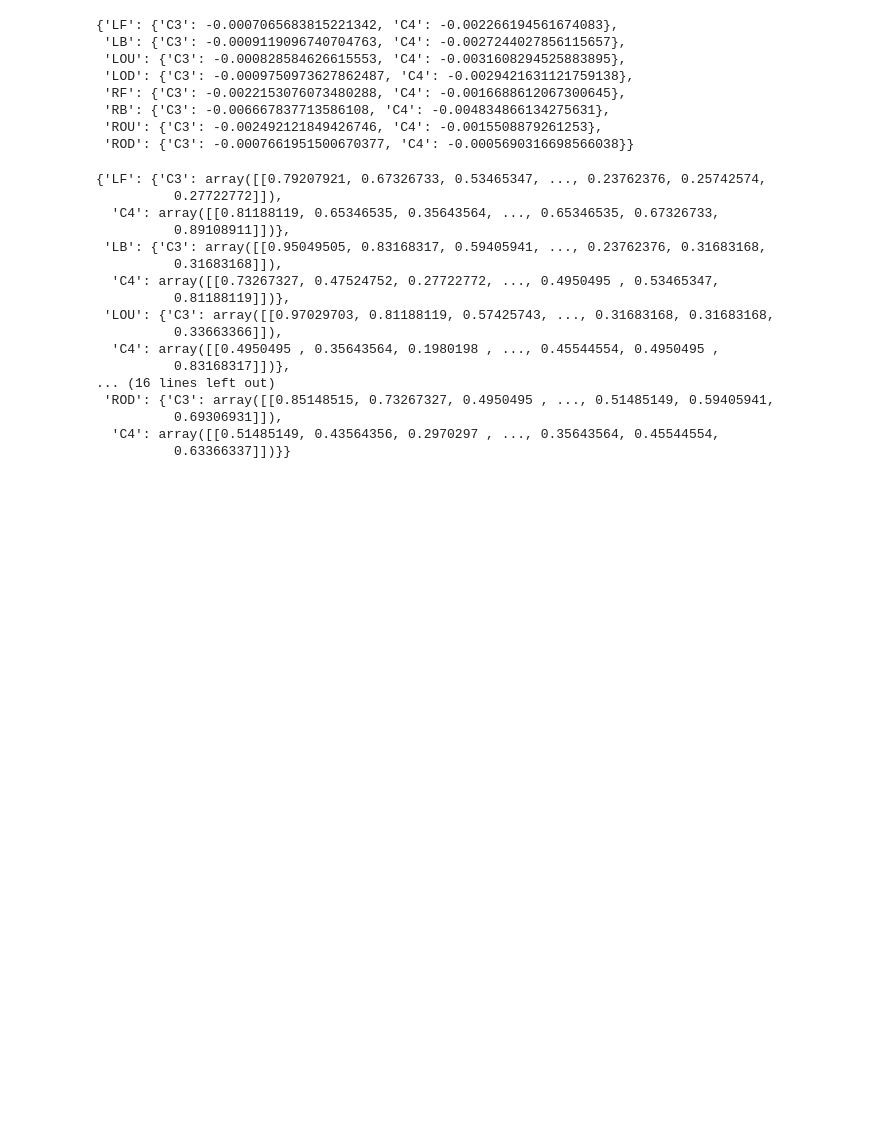
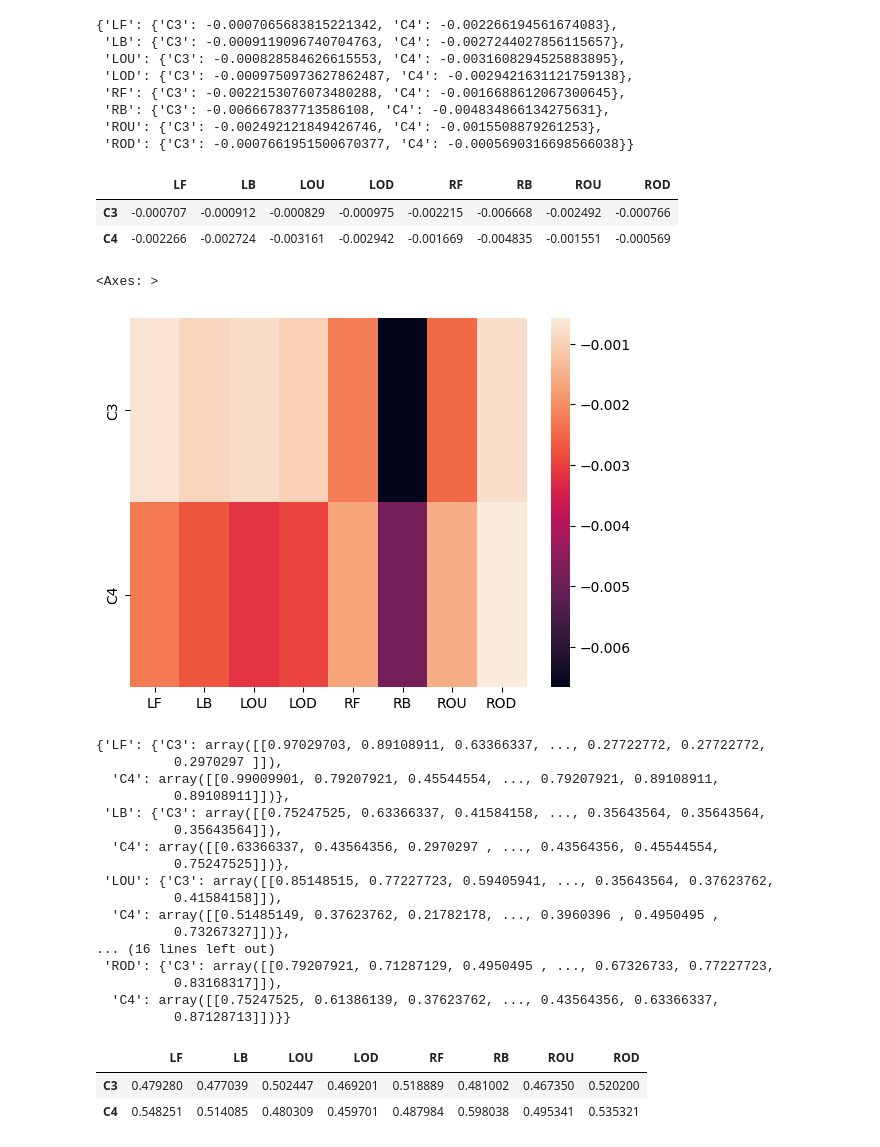
Before and after one commit to aliyazdanifar81/In-ear-EEG, a Jupyter notebook: evaluation.ipynb, the cells around one changed output. Cells and saved outputs as stored; diff of their text form; code cells hidden in the pictures; blank space fills up the shorter version.

```diff
--- a/evaluation.ipynb
+++ b/evaluation.ipynb
@@ -190,6 +148,6 @@ for data in sbj_records:
 **filter with a 4-38 Hz FIR filter**
 # %%
 for data in sbj_records:
-    data.filter(l_freq=4, h_freq=38, method='fir')
+    data.filter(l_freq=3, h_freq=38, method='fir')
 # %% [output]
 Filtering raw data in 3 contiguous segments
@@ -340,8 +298,8 @@ Average reference projection was added, but has not been applied yet. Use the ap
 # %%
 epochs = []
 for sbj in sbj_records:
-    # events = mne.make_fixed_length_events(sbj, duration=8.0)
-    epochs.append(mne.Epochs(sbj, tmin=-2, tmax=6, baseline=None, detrend=1, event_repeated='merge'))
+    events, event_id = mne.events_from_annotations(sbj)
+    epochs.append(mne.Epochs(sbj, events, event_id={'left': 1, 'right': 2}, tmin=-2, tmax=6, baseline=None))
 # %% [output]
 Used Annotations descriptions: ['1', '2', '700010']
 Not setting metadata
@@ -365,9 +344,20 @@ Created an SSP operator (subspace dimension = 1)
 # %%
-clean_epochs = []
-for sbj_epoch in epochs:
-    all_data = sbj_epoch.get_data()
-    threshold = 2 * np.std(all_data)
-    reject_criteria = dict(eeg=threshold)
-    sbj_epoch.drop_bad(reject=reject_criteria)
-    clean_epochs.append(sbj_epoch)
+for i, epc in enumerate(epochs):
+    data = epc.get_data()  # shape is (n_epochs, n_channels, n_times)
+
+    # Calculate std for each channel in each epoch across time points (axis=2)
+    std_epochs = data.std(axis=2)
+
+    # Rejection based on single-channel exceeding 6σ
+    reject_criteria = np.any(std_epochs > 6 * std_epochs.mean(axis=0), axis=1)
+
+    # Rejection based on all channels exceeding 2σ
+    flat_criteria = np.all(std_epochs > 2 * std_epochs.mean(axis=0), axis=1)
+
+    # Combine the rejection criteria
+    bad_epochs = reject_criteria | flat_criteria
+
+    # Drop bad epochs
+    epc.drop(np.where(bad_epochs)[0], reason='bad_epochs')
+clean_epochs = epochs
 # %% [output]
@@ -595,23 +699,36 @@ observed_correlations
  'RB': {'C3': -0.006667837713586108, 'C4': -0.004834866134275631},
  'ROU': {'C3': -0.002492121849426746, 'C4': -0.0015508879261253},
  'ROD': {'C3': -0.0007661951500670377, 'C4': -0.0005690316698566038}}
+# %%
+oc_df = pd.DataFrame(observed_correlations)
+# %%
+oc_df
+# %% [output]
+|  | LF | LB | LOU | LOD | RF | RB | ROU | ROD |
+| C3 | -0.000707 | -0.000912 | -0.000829 | -0.000975 | -0.002215 | -0.006668 | -0.002492 | -0.000766 |
+| C4 | -0.002266 | -0.002724 | -0.003161 | -0.002942 | -0.001669 | -0.004835 | -0.001551 | -0.000569 |
+# %%
+sns.heatmap(oc_df)
+# %% [output]
+<Axes: >
+[figure, added]
 # %%
 p_values
 # %% [output]
-{'LF': {'C3': array([[0.79207921, 0.67326733, 0.53465347, ..., 0.23762376, 0.25742574,
-          0.27722772]]),
-  'C4': array([[0.81188119, 0.65346535, 0.35643564, ..., 0.65346535, 0.67326733,
+{'LF': {'C3': array([[0.97029703, 0.89108911, 0.63366337, ..., 0.27722772, 0.27722772,
+          0.2970297 ]]),
+  'C4': array([[0.99009901, 0.79207921, 0.45544554, ..., 0.79207921, 0.89108911,
           0.89108911]])},
- 'LB': {'C3': array([[0.95049505, 0.83168317, 0.59405941, ..., 0.23762376, 0.31683168,
-          0.31683168]]),
-  'C4': array([[0.73267327, 0.47524752, 0.27722772, ..., 0.4950495 , 0.53465347,
-          0.81188119]])},
- 'LOU': {'C3': array([[0.97029703, 0.81188119, 0.57425743, ..., 0.31683168, 0.31683168,
-          0.33663366]]),
-  'C4': array([[0.4950495 , 0.35643564, 0.1980198 , ..., 0.45544554, 0.4950495 ,
-          0.83168317]])},
+ 'LB': {'C3': array([[0.75247525, 0.63366337, 0.41584158, ..., 0.35643564, 0.35643564,
+          0.35643564]]),
+  'C4': array([[0.63366337, 0.43564356, 0.2970297 , ..., 0.43564356, 0.45544554,
+          0.75247525]])},
+ 'LOU': {'C3': array([[0.85148515, 0.77227723, 0.59405941, ..., 0.35643564, 0.37623762,
+          0.41584158]]),
+  'C4': array([[0.51485149, 0.37623762, 0.21782178, ..., 0.3960396 , 0.4950495 ,
+          0.73267327]])},
 ... (16 lines left out)
- 'ROD': {'C3': array([[0.85148515, 0.73267327, 0.4950495 , ..., 0.51485149, 0.59405941,
-          0.69306931]]),
-  'C4': array([[0.51485149, 0.43564356, 0.2970297 , ..., 0.35643564, 0.45544554,
-          0.63366337]])}}
+ 'ROD': {'C3': array([[0.79207921, 0.71287129, 0.4950495 , ..., 0.67326733, 0.77227723,
+          0.83168317]]),
+  'C4': array([[0.75247525, 0.61386139, 0.37623762, ..., 0.43564356, 0.63366337,
+          0.87128713]])}}
@@ -617,0 +741,6 @@ p_values
+# %%
+pv_df
+# %% [output]
+|  | LF | LB | LOU | LOD | RF | RB | ROU | ROD |
+| C3 | 0.479280 | 0.477039 | 0.502447 | 0.469201 | 0.518889 | 0.481002 | 0.467350 | 0.520200 |
+| C4 | 0.548251 | 0.514085 | 0.480309 | 0.459701 | 0.487984 | 0.598038 | 0.495341 | 0.535321 |
```
Also changed, not shown: parts of 34 cells of this notebook, 1 other file.
